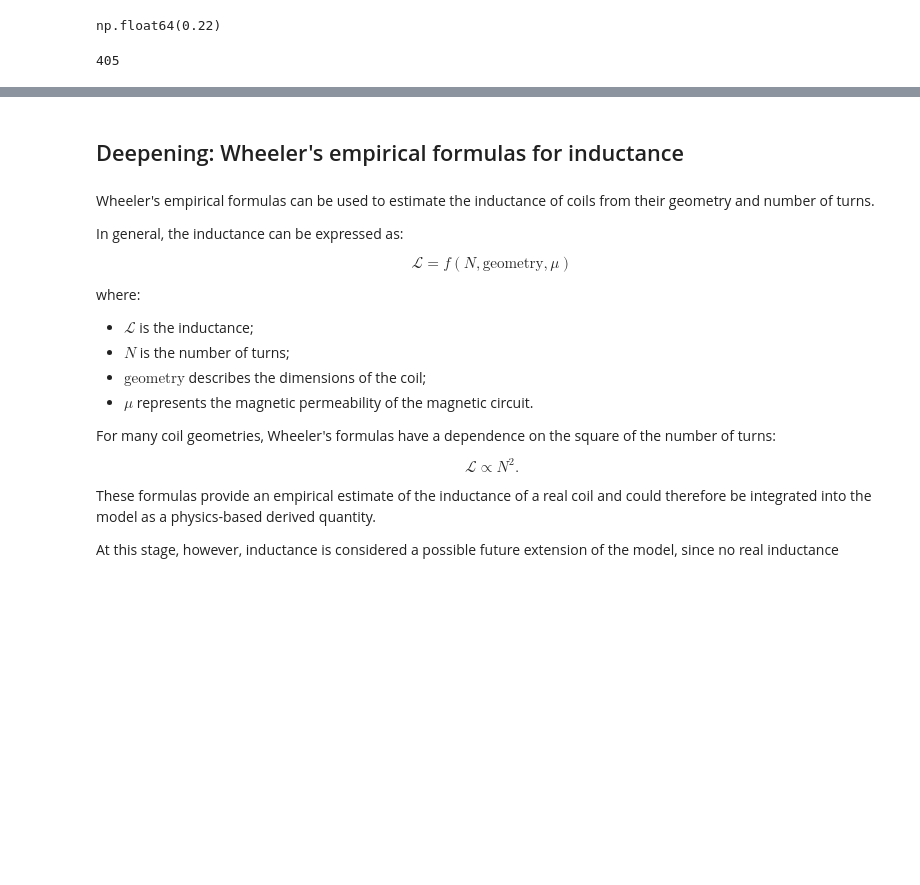
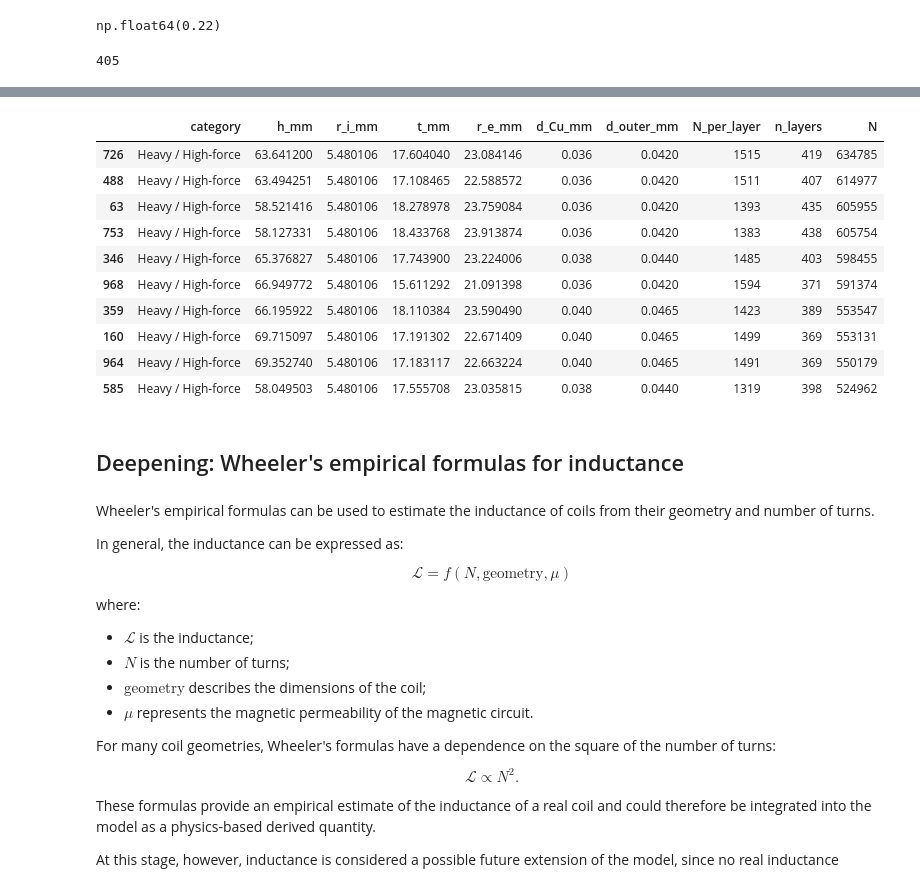
Before and after one commit to 2w2kpf9xwq-ship-it/industrial-coil-ai, a Jupyter notebook: notebooks/02_synthetic_data_generation.ipynb, the cells around one changed output, grey strips where cells are left out. Drawn from its saved outputs; the diff is of its cells as text; code cells hidden in the pictures; blank space fills up the shorter version.

```diff
--- a/notebooks/02_synthetic_data_generation.ipynb
+++ b/notebooks/02_synthetic_data_generation.ipynb
@@ -1043,3 +1217,17 @@ N
+# %%
+synthetic_coils.nlargest(10, "N")
+# %% [output]
+|  | category | h_mm | r_i_mm | t_mm | r_e_mm | d_Cu_mm | d_outer_mm | N_per_layer | n_layers | N |
+| 726 | Heavy / High-force | 63.641200 | 5.480106 | 17.604040 | 23.084146 | 0.036 | 0.0420 | 1515 | 419 | 634785 |
+| 488 | Heavy / High-force | 63.494251 | 5.480106 | 17.108465 | 22.588572 | 0.036 | 0.0420 | 1511 | 407 | 614977 |
+| 63 | Heavy / High-force | 58.521416 | 5.480106 | 18.278978 | 23.759084 | 0.036 | 0.0420 | 1393 | 435 | 605955 |
+| 753 | Heavy / High-force | 58.127331 | 5.480106 | 18.433768 | 23.913874 | 0.036 | 0.0420 | 1383 | 438 | 605754 |
+| 346 | Heavy / High-force | 65.376827 | 5.480106 | 17.743900 | 23.224006 | 0.038 | 0.0440 | 1485 | 403 | 598455 |
+| 968 | Heavy / High-force | 66.949772 | 5.480106 | 15.611292 | 21.091398 | 0.036 | 0.0420 | 1594 | 371 | 591374 |
+| 359 | Heavy / High-force | 66.195922 | 5.480106 | 18.110384 | 23.590490 | 0.040 | 0.0465 | 1423 | 389 | 553547 |
+| 160 | Heavy / High-force | 69.715097 | 5.480106 | 17.191302 | 22.671409 | 0.040 | 0.0465 | 1499 | 369 | 553131 |
+| 964 | Heavy / High-force | 69.352740 | 5.480106 | 17.183117 | 22.663224 | 0.040 | 0.0465 | 1491 | 369 | 550179 |
+| 585 | Heavy / High-force | 58.049503 | 5.480106 | 17.555708 | 23.035815 | 0.038 | 0.0440 | 1319 | 398 | 524962 |
 # %% [markdown]
 ## Deepening: Wheeler's empirical formulas for inductance
 # %% [markdown]
```
Also changed, not shown: parts of 12 cells of this notebook, 1 other file.
